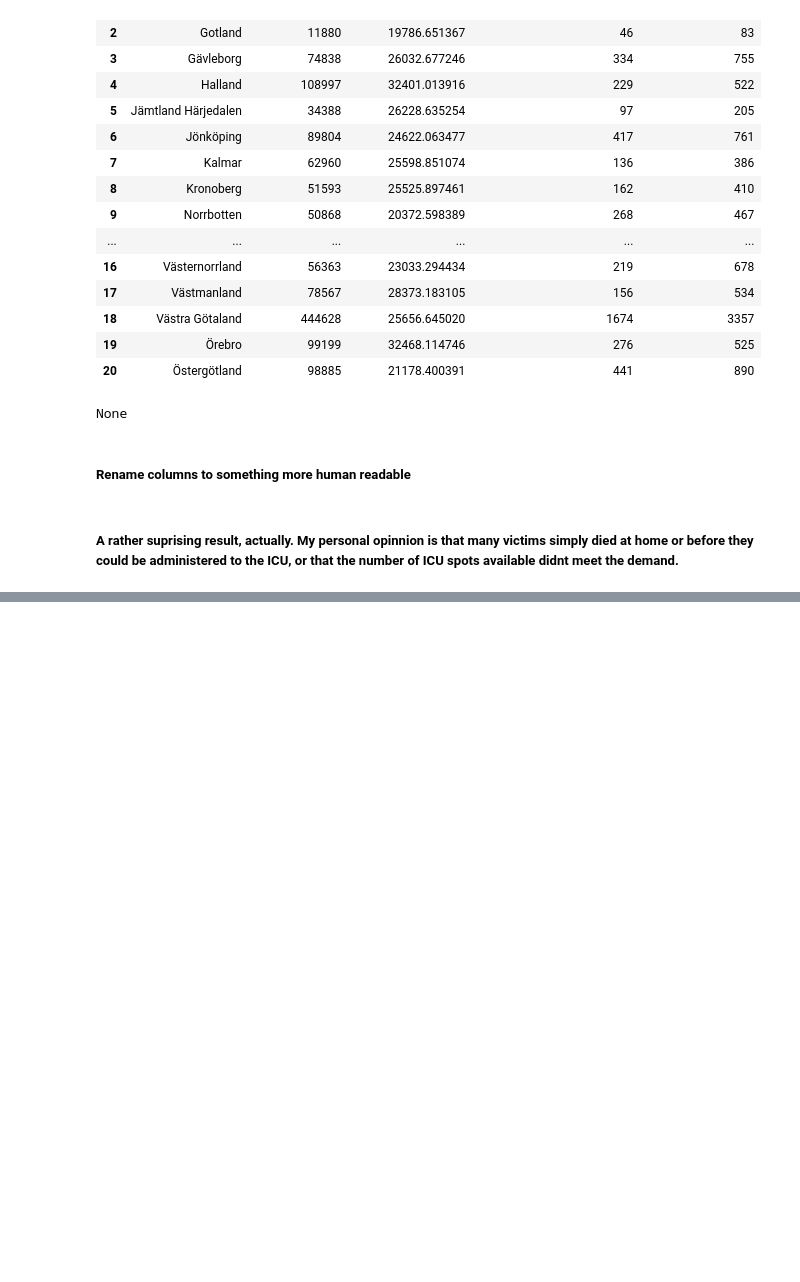
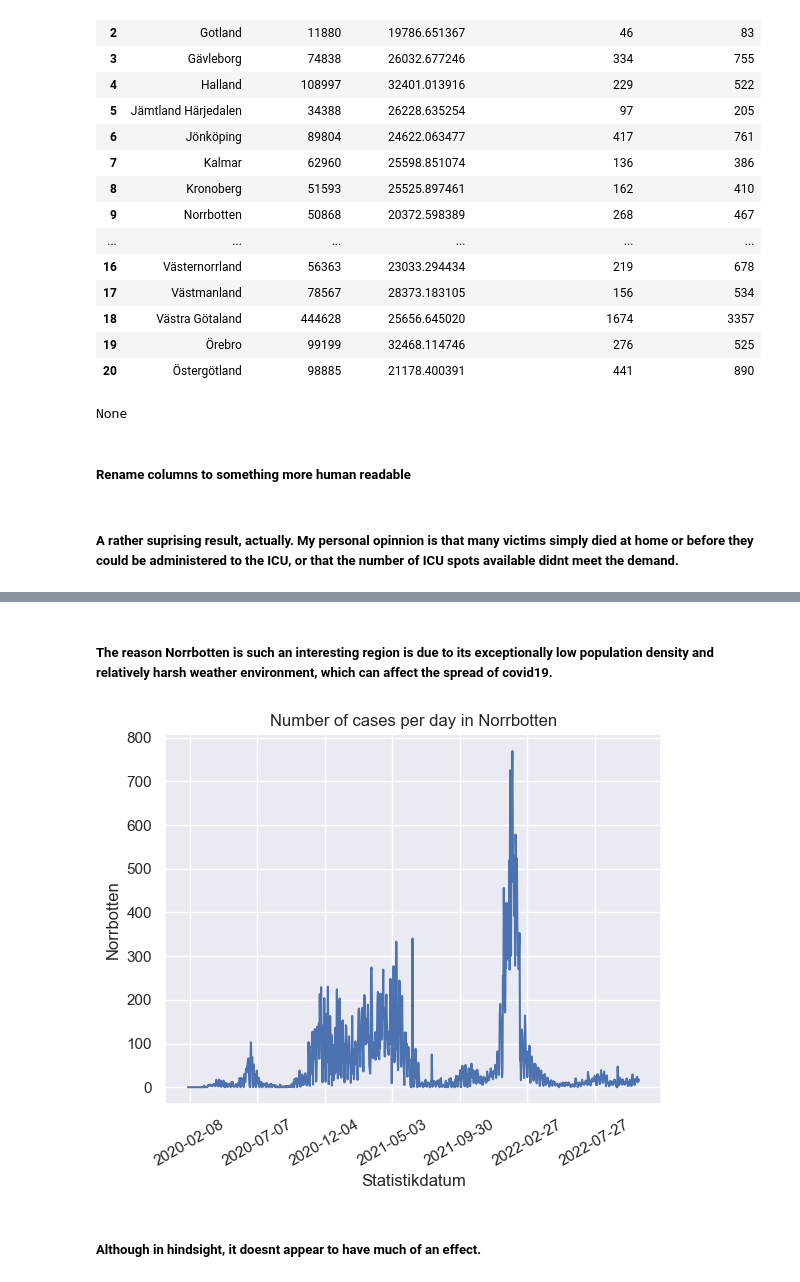
Before and after one commit to Kevy69/Databehandling-Kevin, a Jupyter notebook: Labs/Lab 1/Testing.ipynb, the cells around one changed output, grey strips where cells are left out. Cells and saved outputs as stored; diff of their text form; code cells hidden in the pictures; blank space fills up the shorter version.

```diff
--- a/Labs/Lab 1/Testing.ipynb
+++ b/Labs/Lab 1/Testing.ipynb
@@ -654,0 +658,2 @@ fig.write_html("Visualiseringar/KPI3.html")
+# %%
+covid19_num_cases_day = pd.read_excel('covid19.xlsx', sheet_name='Antal per dag region')
@@ -654,0 +703,3 @@ fig.write_html("Visualiseringar/KPI3.html")
+# %%
+covid19_num_cases_day = covid19_num_cases_day[['Statistikdatum', 'Norrbotten']]
+covid19_num_cases_day
@@ -654,0 +720,20 @@ fig.write_html("Visualiseringar/KPI3.html")
+# %% [markdown]
+##### The reason Norrbotten is such an interesting region is due to its exceptionally low population density and relatively harsh weather environment, which can affect the spread of covid19.
+# %%
+f = sns.lineplot(
+    data=covid19_num_cases_day,
+    x="Statistikdatum",
+    y="Norrbotten",
+
+)
+
+f.set(
+    title='Number of cases per day in Norrbotten'
+)
+
+f.xaxis.set_major_locator(plt.MaxNLocator(10))
+f.tick_params(axis='x', rotation=30)
+# %% [output]
+[figure, added]
+# %% [markdown]
+##### Although in hindsight, it doesnt appear to have much of an effect.
```
Also changed, not shown: parts of 5 cells of this notebook, 8 other files.
